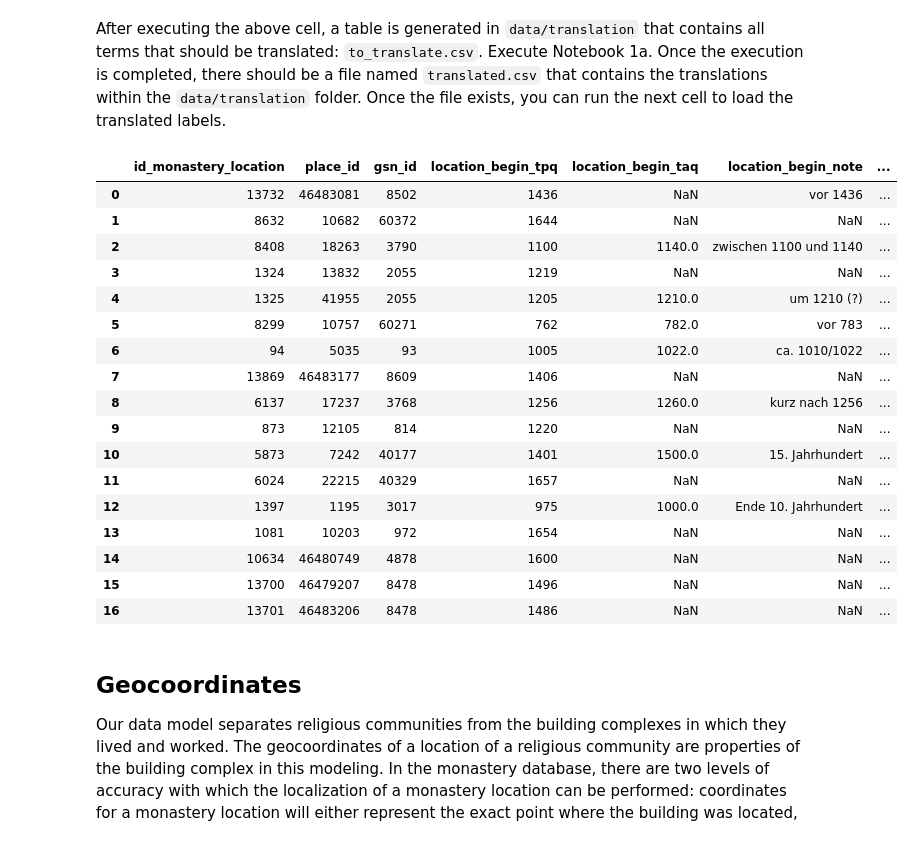
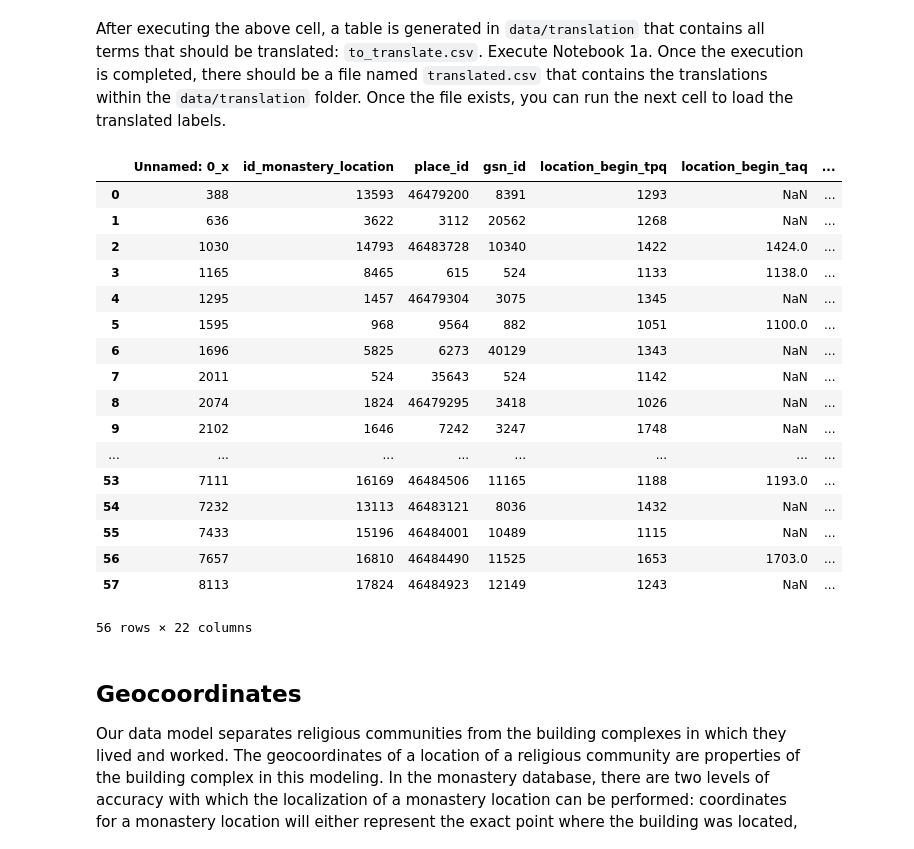
Before and after one commit to Germania-Sacra/DomVoc, a Jupyter notebook: 1 - Building Complexes.ipynb, the cells around one changed output. Drawn from its saved outputs; the diff is of its cells as text; code cells hidden in the pictures.

```diff
--- a/1 - Building Complexes.ipynb
+++ b/1 - Building Complexes.ipynb
@@ -43,7 +43,6 @@ drop_columns = [
     "id_monastery",
     "date_created",
     "created_by_user",
-    "note",
     "patrocinium",
     "selection",
     "processing_status",
@@ -51,12 +50,11 @@ drop_columns = [
     "selection_criteria",
     "last_change",
     "changed_by_user",
-    "founder",
-    "Unnamed: 0_x",
-    "Unnamed: 0_y"
+    "founder"
 ]
 # Prepare dataframe by dropping unnecessary columns
 prepared_df = online_df.drop(drop_columns, axis="columns")
-prepared_df = prepared_df[~prepared_df["id_monastery_location"].isin(dataframes["building_complexes_in_factgrid"]["GSVocabTerm"])]
+prepared_df = prepared_df[~prepared_df["id_monastery_location"].isin(dataframes["building_complexes_in_factgrid"]["GSVocabTerm"].str.split("Location").str[-1].astype(int))]
+print(f"{len(prepared_df[prepared_df["id_monastery_location"].isin(dataframes["building_complexes_in_factgrid"]["GSVocabTerm"].str.split("Location").str[-1].astype(int))])} locations are already in FactGrid and filtered out")
 prepared_df
 # %% [output]
@@ -100,9 +103,13 @@ For example, the "Benediktinerinnenkloster Mielen, Sint-Truiden, Belgien" (GSN [
 # %% [markdown]
 The following cell constructs the location names and saves them in a new column called "Lde" (see [Quickstatements specification](https://www.wikidata.org/wiki/Help:QuickStatements#Adding_labels,_aliases,_descriptions_and_sitelinks)).
 # %%
+from helper_functions import construct_description
 # 1. Create new column with labels
 prepared_df['Lde'] = "Gebäudekomplex " + prepared_df["monastery_name"].str.cat(prepared_df["location_name"].fillna(''), sep=" (") +")"
+for index, row in prepared_df.iterrows():
+    prepared_df.loc[index, "Dde"] = construct_description(row["location_name"], row["monastery_name"], row["location_begin_taq"], row["location_begin_tpq"], row["location_end_taq"], row["location_end_tpq"])
 # 2. If necessary, delete empty brackets at end of labels
 prepared_df['Lde'] = prepared_df["Lde"].str.replace(r'\(\)', '', regex=True).apply(lambda x: f'\"{x.strip()}\"')
+prepared_df["Dde"] = prepared_df["Dde"].apply(lambda x:f'\"{x}\"')
 prepared_df
 # %% [output]
@@ -175,27 +180,30 @@ to_translate
 After executing the above cell, a table is generated in `data/translation` that contains all terms that should be translated: `to_translate.csv`. Execute Notebook 1a. Once the execution is completed, there should be a file named `translated.csv` that contains the translations within the `data/translation` folder. Once the file exists, you can run the next cell to load the translated labels.
 # %%
 translated = pd.read_csv("data/translation/translated.csv")
-prepared_df["Len"] = translated["building_Len"].apply(lambda x:f'\"{x}\"')
+translated["building_Lde"] = translated["building_Lde"].str.strip().apply(lambda x:f'\"{x}\"' if not pd.isna(x) else np.nan)
+prepared_df = pd.merge(prepared_df, translated[["building_Lde", "building_Len"]], how="left", left_on="Lde", right_on="building_Lde").drop_duplicates()
+prepared_df.rename(columns={"building_Len":"Len"}, inplace=True)
+prepared_df["Len"] = prepared_df["Len"].apply(lambda x:f'\"{x}\"' if not pd.isna(x) else np.nan)
 prepared_df
 # %% [output]
-|  | id_monastery_location | place_id | gsn_id | location_begin_tpq | location_begin_taq | location_begin_note | ... |
-| 0 | 13732 | 46483081 | 8502 | 1436 | NaN | vor 1436 | ... |
-| 1 | 8632 | 10682 | 60372 | 1644 | NaN | NaN | ... |
-| 2 | 8408 | 18263 | 3790 | 1100 | 1140.0 | zwischen 1100 und 1140 | ... |
-| 3 | 1324 | 13832 | 2055 | 1219 | NaN | NaN | ... |
-| 4 | 1325 | 41955 | 2055 | 1205 | 1210.0 | um 1210 (?) | ... |
-| 5 | 8299 | 10757 | 60271 | 762 | 782.0 | vor 783 | ... |
-| 6 | 94 | 5035 | 93 | 1005 | 1022.0 | ca. 1010/1022 | ... |
-| 7 | 13869 | 46483177 | 8609 | 1406 | NaN | NaN | ... |
-| 8 | 6137 | 17237 | 3768 | 1256 | 1260.0 | kurz nach 1256 | ... |
-| 9 | 873 | 12105 | 814 | 1220 | NaN | NaN | ... |
-| 10 | 5873 | 7242 | 40177 | 1401 | 1500.0 | 15. Jahrhundert | ... |
-| 11 | 6024 | 22215 | 40329 | 1657 | NaN | NaN | ... |
-| 12 | 1397 | 1195 | 3017 | 975 | 1000.0 | Ende 10. Jahrhundert | ... |
-| 13 | 1081 | 10203 | 972 | 1654 | NaN | NaN | ... |
-| 14 | 10634 | 46480749 | 4878 | 1600 | NaN | NaN | ... |
-| 15 | 13700 | 46479207 | 8478 | 1496 | NaN | NaN | ... |
-| 16 | 13701 | 46483206 | 8478 | 1486 | NaN | NaN | ... |
+|  | Unnamed: 0_x | id_monastery_location | place_id | gsn_id | location_begin_tpq | location_begin_taq | ... |
+| 0 | 388 | 13593 | 46479200 | 8391 | 1293 | NaN | ... |
+| 1 | 636 | 3622 | 3112 | 20562 | 1268 | NaN | ... |
+| 2 | 1030 | 14793 | 46483728 | 10340 | 1422 | 1424.0 | ... |
+| 3 | 1165 | 8465 | 615 | 524 | 1133 | 1138.0 | ... |
+| 4 | 1295 | 1457 | 46479304 | 3075 | 1345 | NaN | ... |
+| 5 | 1595 | 968 | 9564 | 882 | 1051 | 1100.0 | ... |
+| 6 | 1696 | 5825 | 6273 | 40129 | 1343 | NaN | ... |
+| 7 | 2011 | 524 | 35643 | 524 | 1142 | NaN | ... |
+| 8 | 2074 | 1824 | 46479295 | 3418 | 1026 | NaN | ... |
+| 9 | 2102 | 1646 | 7242 | 3247 | 1748 | NaN | ... |
+| ... | ... | ... | ... | ... | ... | ... | ... |
+| 53 | 7111 | 16169 | 46484506 | 11165 | 1188 | 1193.0 | ... |
+| 54 | 7232 | 13113 | 46483121 | 8036 | 1432 | NaN | ... |
+| 55 | 7433 | 15196 | 46484001 | 10489 | 1115 | NaN | ... |
+| 56 | 7657 | 16810 | 46484490 | 11525 | 1653 | 1703.0 | ... |
+| 57 | 8113 | 17824 | 46484923 | 12149 | 1243 | NaN | ... |
+56 rows × 22 columns
 # %% [markdown]
 ## Geocoordinates
 
```
Also changed, not shown: parts of 16 cells of this notebook.
